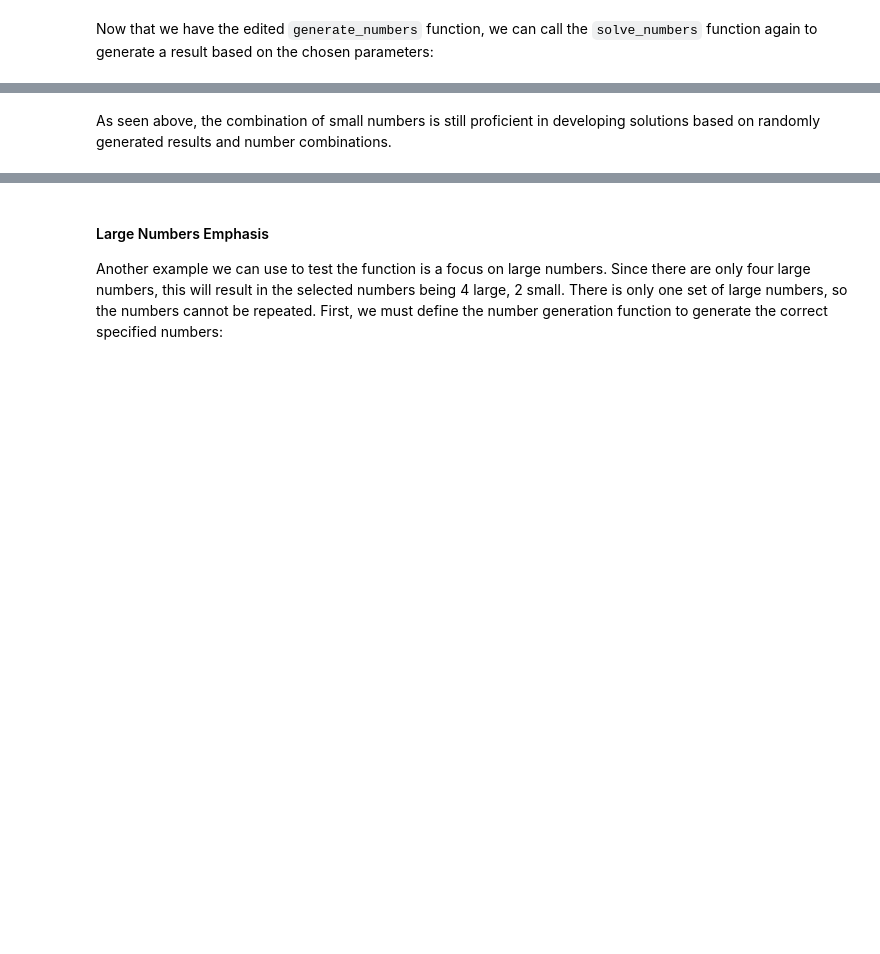
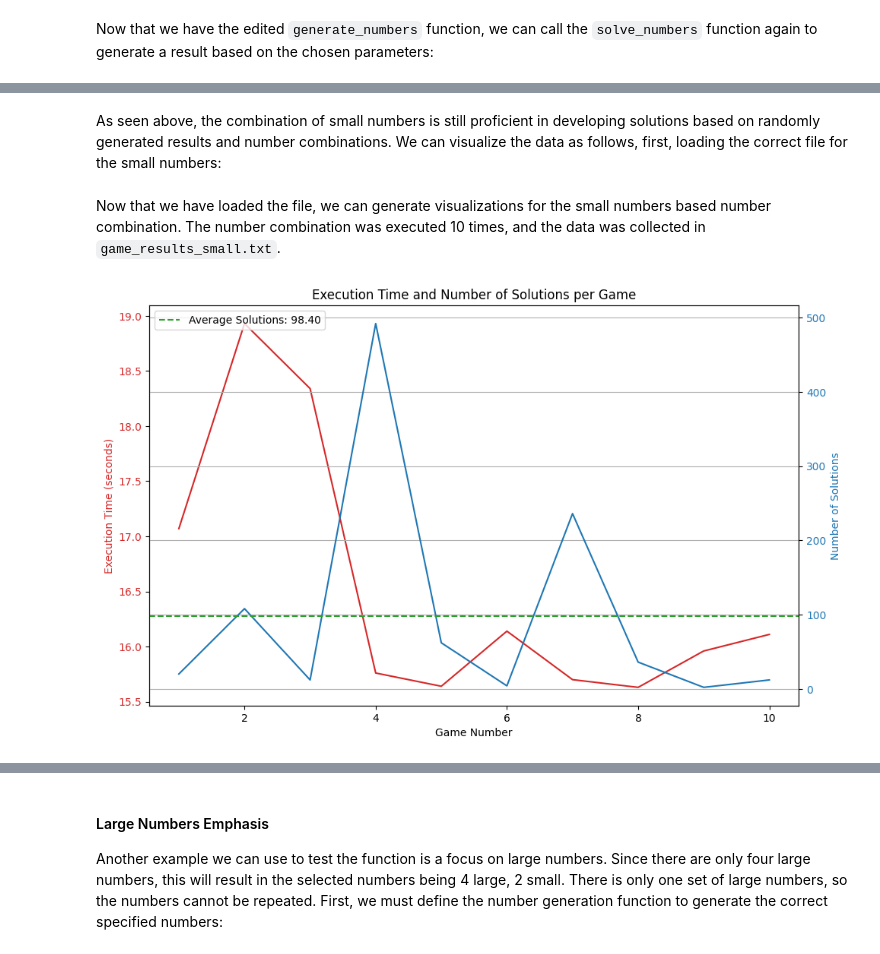
Before and after one commit to Owen-kc/ComputationalTheory, a Jupyter notebook: countdown.ipynb, the cells around one changed output, grey strips where cells are left out. Cells and saved outputs as stored; diff of their text form; code cells hidden in the pictures; blank space fills up the shorter version.

Commit message:
Finished small, large number example sections. Added visualizations, etc

```diff
--- a/countdown.ipynb
+++ b/countdown.ipynb
@@ -853,2 +854,32 @@ Result:  859
 # %% [markdown]
-As seen above, the combination of small numbers is still proficient in developing solutions based on randomly generated results and number combinations.
+As seen above, the combination of small numbers is still proficient in developing solutions based on randomly generated results and number combinations. We can visualize the data as follows, first, loading the correct file for the small numbers:
+# %%
+data_small = pd.read_csv('game_results_small.txt')
+# %% [markdown]
+Now that we have loaded the file, we can generate visualizations for the small numbers based number combination. The number combination was executed 10 times, and the data was collected in `game_results_small.txt`.
+# %%
+fig, ax1 = plt.subplots(figsize=(10, 6))
+
+ax1.set_xlabel('Game Number')
+ax1.set_ylabel('Execution Time (seconds)', color='tab:red')
+ax1.plot(data_small['Game Number'], data_small['Execution Time'], color='tab:red')
+ax1.tick_params(axis='y', labelcolor='tab:red')
+
+ax2 = ax1.twinx()  # instantiate a second axes that shares the same x-axis
+ax2.set_ylabel('Number of Solutions', color='tab:blue')
+ax2.plot(data_small['Game Number'], data_small['Number of Solutions'], color='tab:blue')
+ax2.tick_params(axis='y', labelcolor='tab:blue')
+
+# Calculate the average number of solutions and add a horizontal line
+avg_solutions = data_small['Number of Solutions'].mean()
+ax2.axhline(y=avg_solutions, color='tab:green', linestyle='--', label=f'Average Solutions: {avg_solutions:.2f}')
+
+# Add a legend for the second y-axis
+ax2.legend(loc='upper left')
+
+fig.tight_layout()  # otherwise the right y-label is slightly clipped
+plt.title('Execution Time and Number of Solutions per Game')
+plt.grid(True)
+plt.show()
+# %% [output]
+[figure, added]
```
Also changed, not shown: parts of 13 cells of this notebook, 2 other files.
